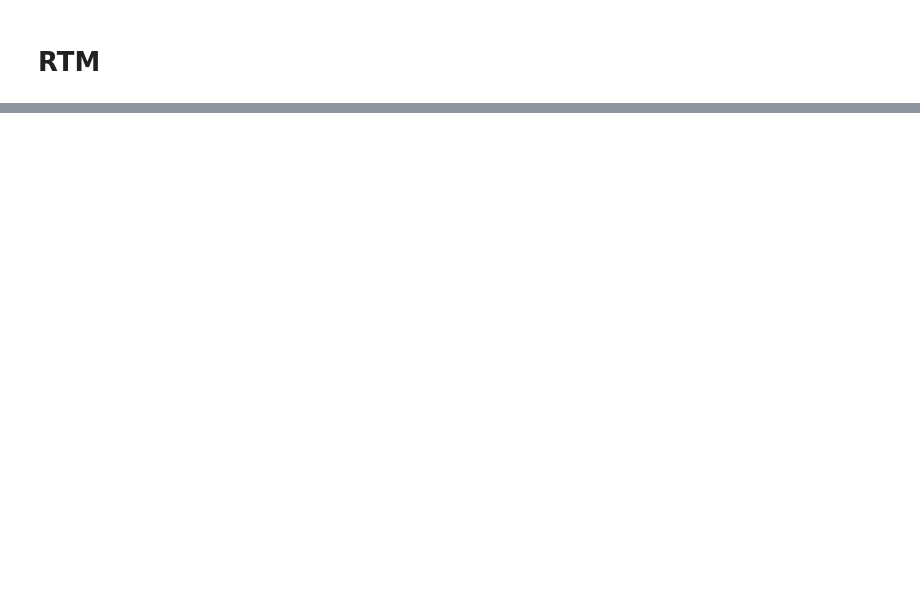
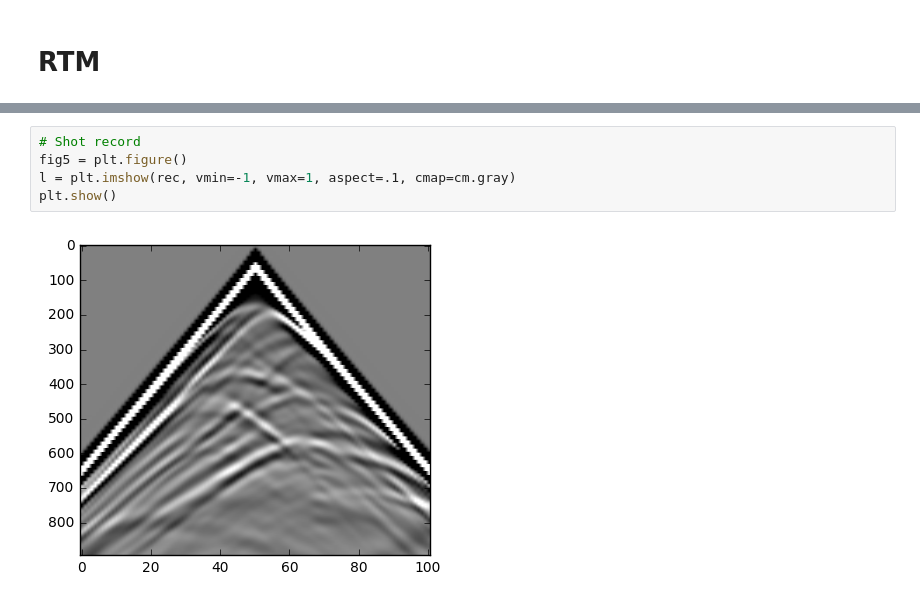
Before and after one commit to xiaocenxiaocen/devito, a Jupyter notebook: examples/acoustic/RTM_example.ipynb, the cells around one changed output, grey strips where cells are left out. Drawn from its saved outputs; the diff is of its cells as text; blank space fills up the shorter version.

```diff
--- a/examples/acoustic/RTM_example.ipynb
+++ b/examples/acoustic/RTM_example.ipynb
@@ -149,0 +177,7 @@ plt.show()
+# %%
+# Shot record
+fig5 = plt.figure()
+l = plt.imshow(rec, vmin=-1, vmax=1, aspect=.1, cmap=cm.gray)
+plt.show()
+# %% [output]
+[figure, added]
```
Also changed, not shown: parts of 12 cells of this notebook, 1 other file.
